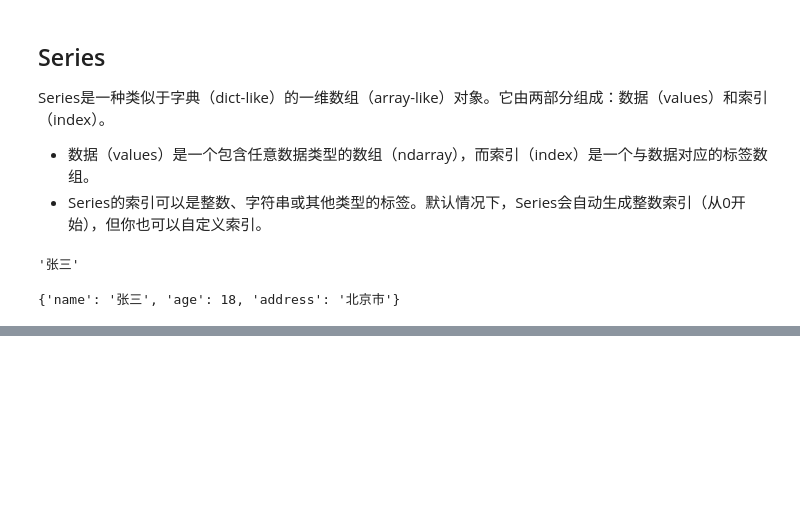
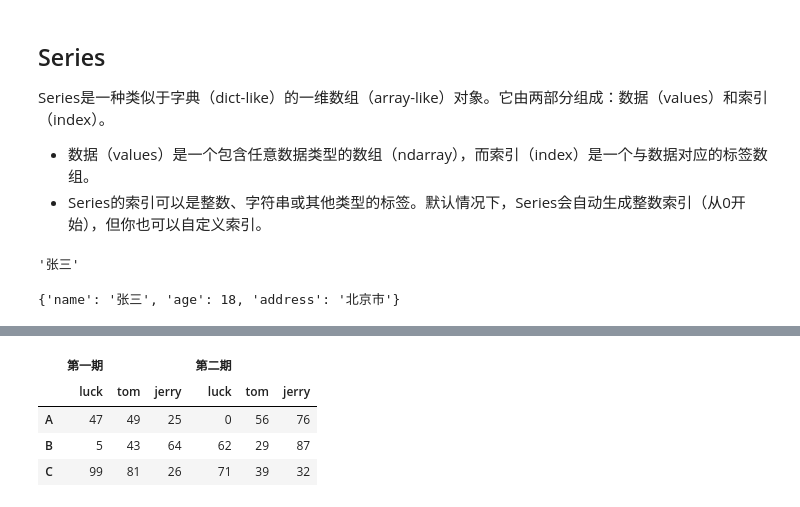
Before and after one commit to wang-bao-le/data-analysis, a Jupyter notebook: 04.Pandas核心数据类型.ipynb, the cells around one changed output, grey strips where cells are left out. Cells and saved outputs as stored; diff of their text form; code cells hidden in the pictures; blank space fills up the shorter version.

```diff
--- a/04.Pandas核心数据类型.ipynb
+++ b/04.Pandas核心数据类型.ipynb
@@ -32,0 +1081,4 @@ user_info['name']
+# %%
+tuples = [('第一期', 'luck'), ('第一期', 'tom'), ('第一期', 'jerry'), ('第二期', 'luck'), ('第二期', 'tom'), ('第二期', 'jerry')]
+columns = pd.MultiIndex.from_tuples(tuples)
+columns
@@ -32,0 +1093,14 @@ user_info['name']
+# %%
+index = ['A', 'B', 'C']
+# %%
+data = np.random.randint(0, 100, size=(3, 6))
+# %%
+df = pd.DataFrame(data=data, index=index, columns=columns)
+# %%
+df
+# %% [output]
+|  | 第一期 |  |  | 第二期 |  |  |
+|  | luck | tom | jerry | luck | tom | jerry |
+| A | 47 | 49 | 25 | 0 | 56 | 76 |
+| B | 5 | 43 | 64 | 62 | 29 | 87 |
+| C | 99 | 81 | 26 | 71 | 39 | 32 |
```
Also changed, not shown: parts of 229 cells of this notebook.
